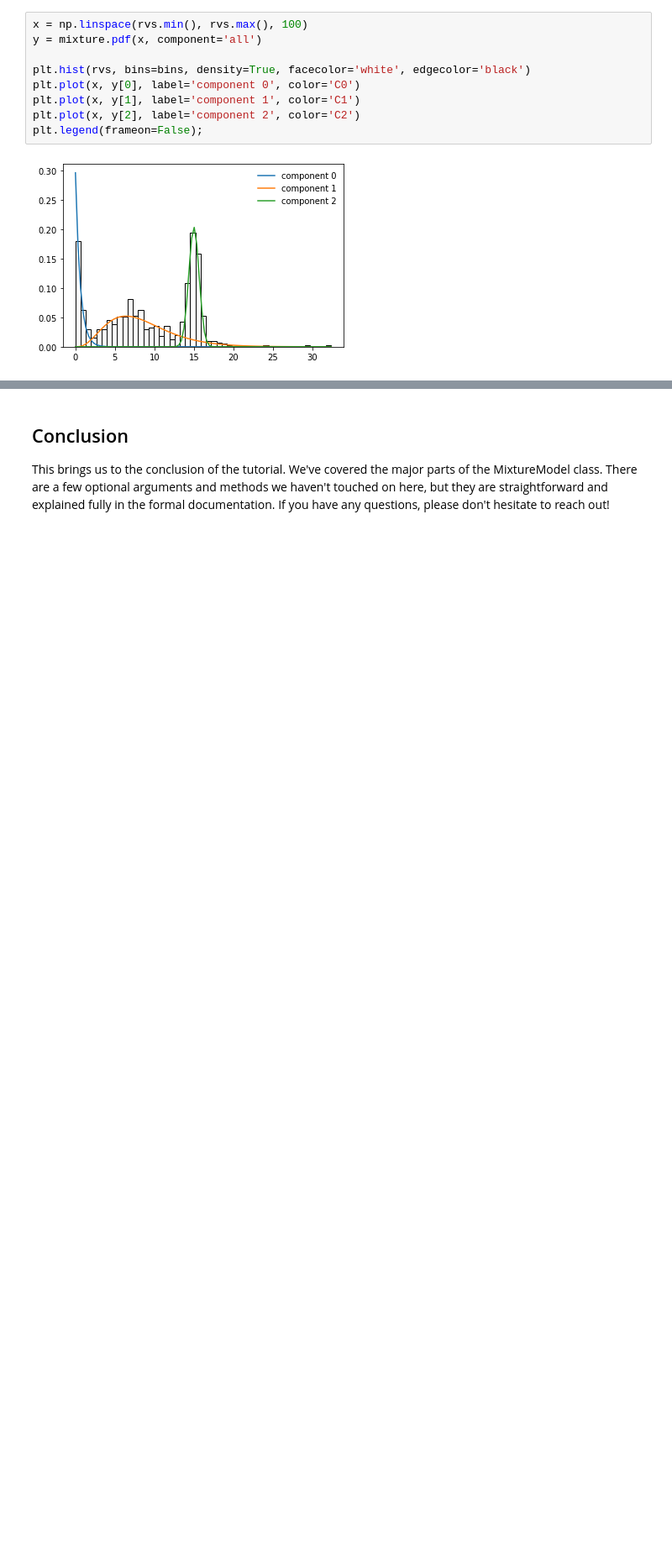
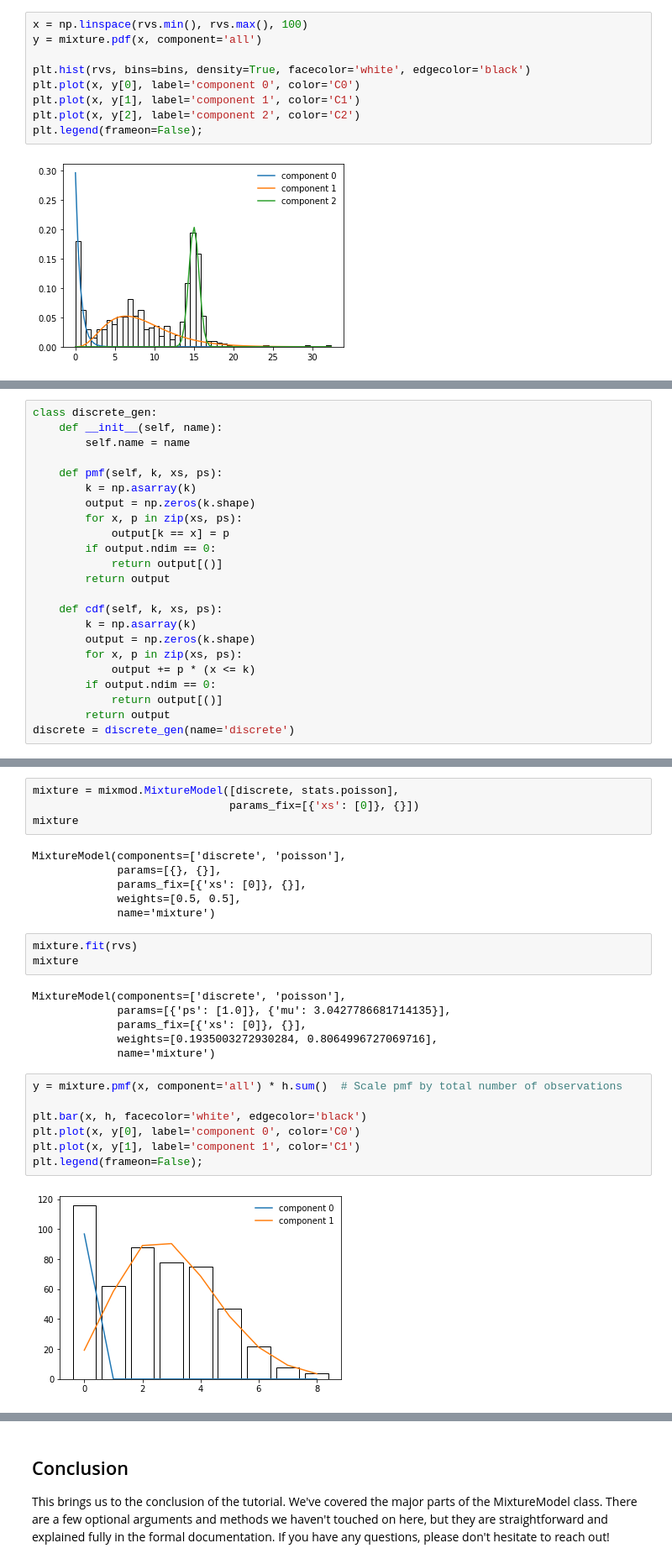
Before and after one commit to marcsingleton/mixmod, a Jupyter notebook: tutorial.ipynb, the cells around one changed output, grey strips where cells are left out. Shown at 84% size. Saved outputs shown, nothing was run; the diff lists cells and outputs as text; blank space fills up the shorter version.

```diff
--- a/tutorial.ipynb
+++ b/tutorial.ipynb
@@ -289,0 +307,23 @@ plt.legend(frameon=False);
+# %%
+class discrete_gen:
+    def __init__(self, name):
+        self.name = name
+
+    def pmf(self, k, xs, ps):
+        k = np.asarray(k)
+        output = np.zeros(k.shape)
+        for x, p in zip(xs, ps):
+            output[k == x] = p
+        if output.ndim == 0:
+            return output[()]
+        return output
+
+    def cdf(self, k, xs, ps):
+        k = np.asarray(k)
+        output = np.zeros(k.shape)
+        for x, p in zip(xs, ps):
+            output += p * (x <= k)
+        if output.ndim == 0:
+            return output[()]
+        return output
+discrete = discrete_gen(name='discrete')
@@ -289,0 +332,28 @@ plt.legend(frameon=False);
+# %%
+mixture = mixmod.MixtureModel([discrete, stats.poisson],
+                              params_fix=[{'xs': [0]}, {}])
+mixture
+# %% [output]
+MixtureModel(components=['discrete', 'poisson'],
+             params=[{}, {}],
+             params_fix=[{'xs': [0]}, {}],
+             weights=[0.5, 0.5],
+             name='mixture')
+# %%
+mixture.fit(rvs)
+mixture
+# %% [output]
+MixtureModel(components=['discrete', 'poisson'],
+             params=[{'ps': [1.0]}, {'mu': 3.0427786681714135}],
+             params_fix=[{'xs': [0]}, {}],
+             weights=[0.1935003272930284, 0.8064996727069716],
+             name='mixture')
+# %%
+y = mixture.pmf(x, component='all') * h.sum()  # Scale pmf by total number of observations
+
+plt.bar(x, h, facecolor='white', edgecolor='black')
+plt.plot(x, y[0], label='component 0', color='C0')
+plt.plot(x, y[1], label='component 1', color='C1')
+plt.legend(frameon=False);
+# %% [output]
+[figure, added]
```
Also changed, not shown: parts of 8 cells of this notebook.
